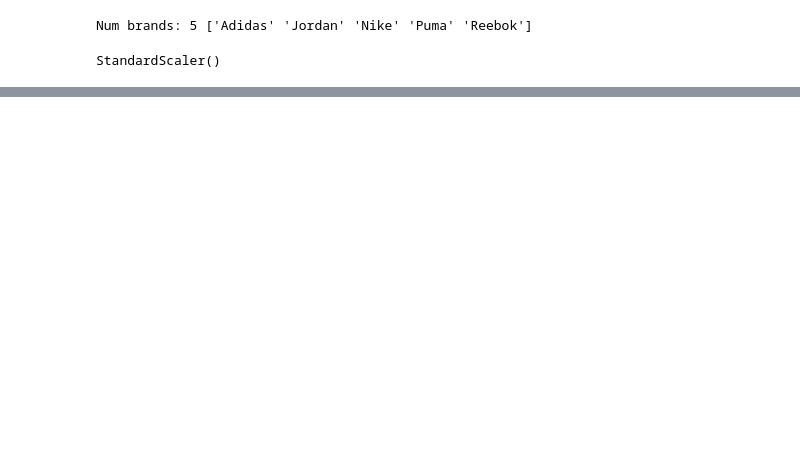
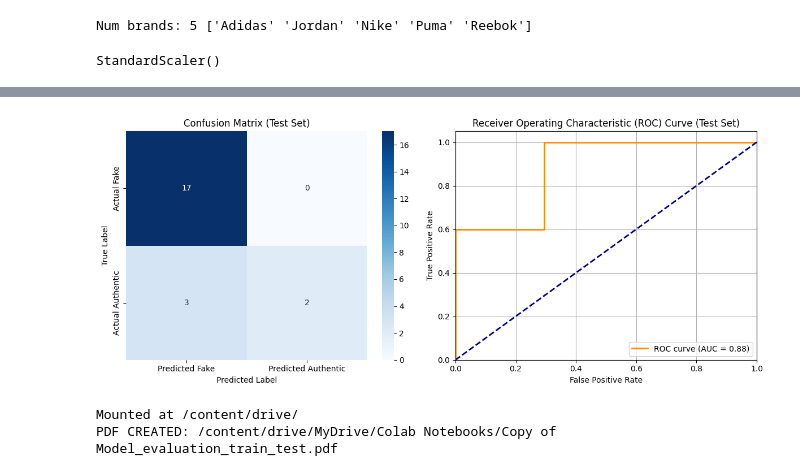
Before and after one commit to PraveenRajendranSundar/Counterfeit-Product-Image-Detection, a Jupyter notebook: Model_evaluation_train_test.ipynb, the cells around one changed output, grey strips where cells are left out. Cells and saved outputs as stored; diff of their text form; code cells hidden in the pictures; blank space fills up the shorter version.

```diff
--- a/Model_evaluation_train_test.ipynb
+++ b/Model_evaluation_train_test.ipynb
@@ -751,0 +904,65 @@ Full results saved to: /content/drive/MyDrive/Masters/UIUC_FA2025/CS441/project/
+# %%
+from sklearn.metrics import confusion_matrix, roc_curve, auc
+import matplotlib.pyplot as plt
+import seaborn as sns
+
+# Assuming 'results' DataFrame from Cell 13 contains 'Authentic', 'Pred_Label', 'Pred_Prob'
+if 'Authentic' in results.columns and 'Pred_Label' in results.columns and 'Pred_Prob' in results.columns:
+    y_true_test = results['Authentic'].values
+    y_pred_test = results['Pred_Label'].values
+    y_pred_prob_test = results['Pred_Prob'].values
+
+    # Confusion Matrix
+    cm = confusion_matrix(y_true_test, y_pred_test)
+    plt.figure(figsize=(12, 5))
+
+    plt.subplot(1, 2, 1)
+    sns.heatmap(cm, annot=True, fmt='d', cmap='Blues',
+                xticklabels=['Predicted Fake', 'Predicted Authentic'],
+                yticklabels=['Actual Fake', 'Actual Authentic'])
+    plt.title('Confusion Matrix (Test Set)')
+    plt.xlabel('Predicted Label')
+    plt.ylabel('True Label')
+
+    # ROC Curve
+    fpr, tpr, thresholds = roc_curve(y_true_test, y_pred_prob_test)
+    roc_auc = auc(fpr, tpr)
+
+    plt.subplot(1, 2, 2)
+    plt.plot(fpr, tpr, color='darkorange', lw=2, label=f'ROC curve (AUC = {roc_auc:.2f})')
+    plt.plot([0, 1], [0, 1], color='navy', lw=2, linestyle='--')
+    plt.xlim([0.0, 1.0])
+    plt.ylim([0.0, 1.05])
+    plt.xlabel('False Positive Rate')
+    plt.ylabel('True Positive Rate')
+    plt.title('Receiver Operating Characteristic (ROC) Curve (Test Set)')
+    plt.legend(loc="lower right")
+    plt.grid(True)
+
+    plt.tight_layout()
+    plt.show()
+else:
+    print("Required columns for Confusion Matrix/ROC Curve not found in 'results' DataFrame.")
+# %% [output]
+[figure, added]
+# %%
+# from https://gist.github.com/jonathanagustin/b67b97ef12c53a8dec27b343dca4abba
+# install can take a minute
+
+import os
+# @title Convert Notebook to PDF. Save Notebook to given directory
+NOTEBOOKS_DIR = "/content/drive/MyDrive/Colab Notebooks" # @param {type:"string"}
+NOTEBOOK_NAME = "Copy of Model_evaluation_train_test.ipynb" # @param {type:"string"}
+#------------------------------------------------------------------------------#
+from google.colab import drive
+drive.mount("/content/drive/", force_remount=True)
+NOTEBOOK_PATH = f"{NOTEBOOKS_DIR}/{NOTEBOOK_NAME}"
+assert os.path.exists(NOTEBOOK_PATH), f"NOTEBOOK NOT FOUND: {NOTEBOOK_PATH}"
+!apt install -y texlive-xetex texlive-fonts-recommended texlive-plain-generic > /dev/null 2>&1
+!jupyter nbconvert "$NOTEBOOK_PATH" --to pdf > /dev/null 2>&1
+NOTEBOOK_PDF = NOTEBOOK_PATH.rsplit('.', 1)[0] + '.pdf'
+assert os.path.exists(NOTEBOOK_PDF), f"ERROR MAKING PDF: {NOTEBOOK_PDF}"
+print(f"PDF CREATED: {NOTEBOOK_PDF}")
+# %% [output]
+Mounted at /content/drive/
+PDF CREATED: /content/drive/MyDrive/Colab Notebooks/Copy of Model_evaluation_train_test.pdf
```
Also changed, not shown: parts of 14 cells of this notebook, 2 other files.
